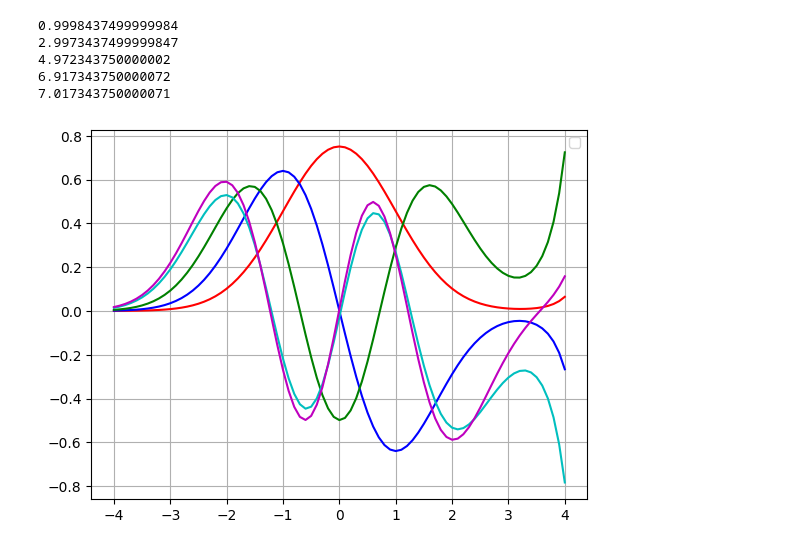
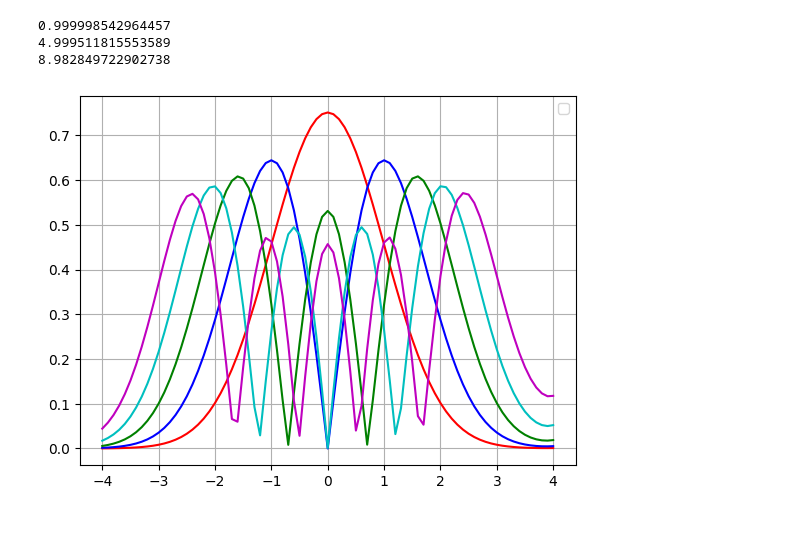
Before and after one commit to jackroedel/Amath-481, a Jupyter notebook: HW2.ipynb, the cells around one changed output. Saved outputs shown, nothing was run; the diff lists cells and outputs as text; code cells hidden in the pictures.

Commit message:
Changed to absolute values of eigenfunctions

```diff
--- a/HW2.ipynb
+++ b/HW2.ipynb
@@ -25,40 +25,39 @@ eigenvalues = []
 for modes in range(1, 6):
     eps = eps_start  # initial eigenvalue guess for the current mode
     deps = eps0 / 100  # step size for adjusting beta during shooting
 
     #A = np.sqrt(16-eps) # initial value for eigenfunction at x=0
-    phi0 = [np.exp(np.sqrt(16-eps)*(-4)), np.sqrt(16-eps) * np.exp(np.sqrt(16-eps) * (-4))]  # boundary conditions (phi(-4) = exp(sqrt(16-e)*x), dphi(0)/dx = A)
 
     for _ in range(1000):  # convergence loop for shooting method
+        phi0 = [1, np.sqrt(4**2-eps)]  # boundary conditions (phi(-4) = 1), dphi(-4)/dx = np.sqrt(4**2-eps))
+
         y = odeint(shoot2, phi0, xshoot, args=(eps,))  # solve ODE
 
-        if abs(y[-1, 0] - 0) < tol:  # check if solution converged
+        if abs(y[-1, 0] - np.sqrt(4**2-eps)) < tol:  # check if solution converged
             print(eps)  # eigenvalue found
             eigenvalues.append(eps)
             break
 
         # Adjust beta based on the sign of the solution at the boundary
-        if (-1) ** (modes) * y[-1, 0] < 0:
+        if (-1) ** (modes+1) * y[-1, 0] > np.sqrt(4**2-eps):
             eps += deps  # Decrease beta if under
         else:
             eps -= deps  # Increase beta and reduce step size
             deps /= 2
     eps_start = eps + 0.1  # update beta for next mode
     # Normalize the eigenfunction
     norm = np.trapz(y[:, 0]**2, xshoot)
     eigenfunc_matrix.append(np.abs(y[:, 0] / np.sqrt(norm)))
-    plt.plot(xshoot, y[:, 0] / np.sqrt(norm), col[modes - 1])  # plot eigenfunction
+    plt.plot(xshoot, np.abs(y[:, 0]) / np.sqrt(norm), col[modes - 1])  # plot eigenfunction
 
 # Plot results
 plt.legend()
 plt.grid(True)
 plt.show()
 A1 = np.array(eigenfunc_matrix).T
 A2 = np.array(eigenvalues)
 # %% [output]
-0.9998437499999984
-2.9973437499999847
-4.972343750000002
-6.917343750000072
-7.017343750000071
+0.999998542964457
+4.999511815553589
+8.982849722902738
-[figure, old version]
+[figure, new version]
```
